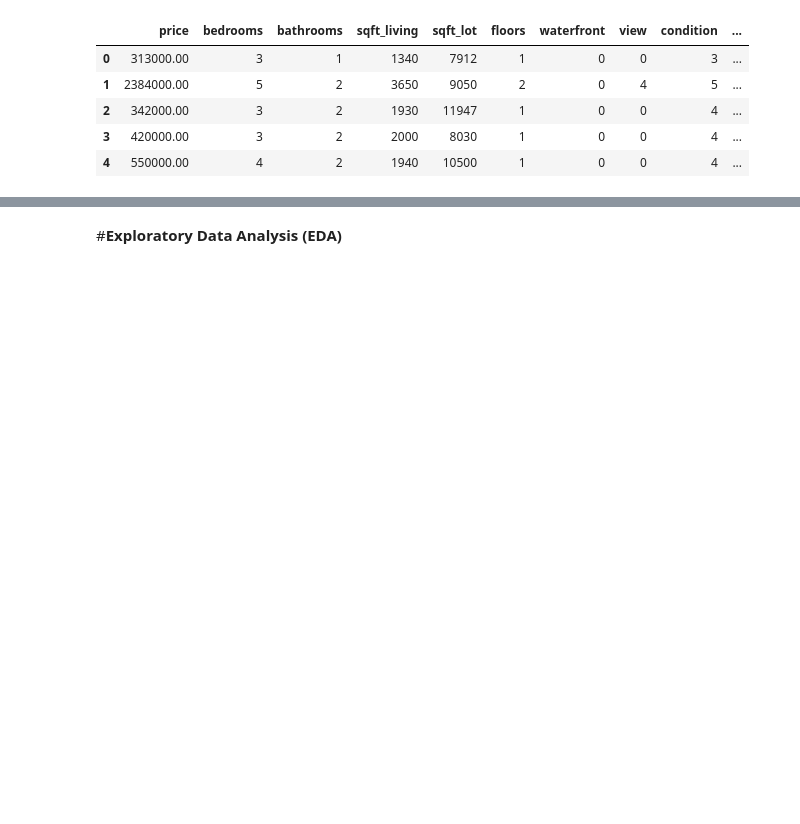
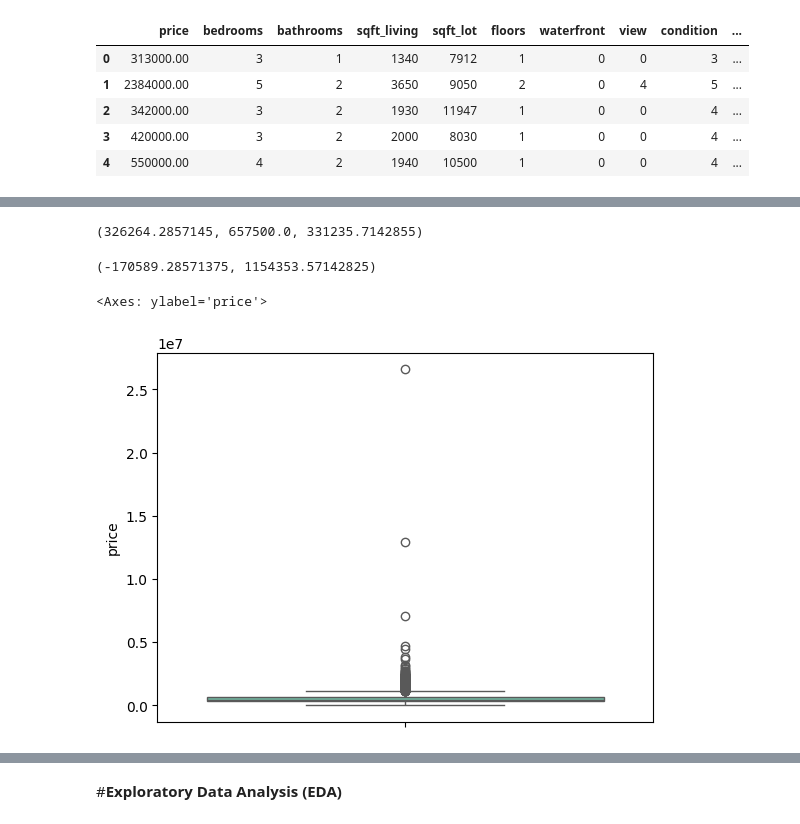
Before and after one commit to MuneefMumthas/CO538-Muneef-22206529, a Jupyter notebook: CO538_CW1_MLProject_Muneef_22206529.ipynb, the cells around one changed output, grey strips where cells are left out. Drawn from its saved outputs; the diff is of its cells as text; code cells hidden in the pictures; blank space fills up the shorter version.

```diff
--- a/CO538_CW1_MLProject_Muneef_22206529.ipynb
+++ b/CO538_CW1_MLProject_Muneef_22206529.ipynb
@@ -173,0 +223,27 @@ df.head()
+# %%
+# First Quartile
+q1 = df['price'].quantile(0.25)
+
+# Third Quartile
+q3 = df['price'].quantile(0.75)
+
+# Inter Quartile Range
+iqr = q3-q1
+
+q1, q3, iqr
+# %% [output]
+(326264.2857145, 657500.0, 331235.7142855)
+# %%
+upper_limit = q3 + (1.5*iqr)
+lower_limit = q1 - (1.5*iqr)
+
+# values outside this range will be considered as outliers
+lower_limit, upper_limit
+# %% [output]
+(-170589.28571375, 1154353.57142825)
+# %%
+# Before Handling Outliers
+sns.boxplot(df['price'])
+# %% [output]
+<Axes: ylabel='price'>
+[figure, added]
```
Also changed, not shown: parts of 20 cells of this notebook.
